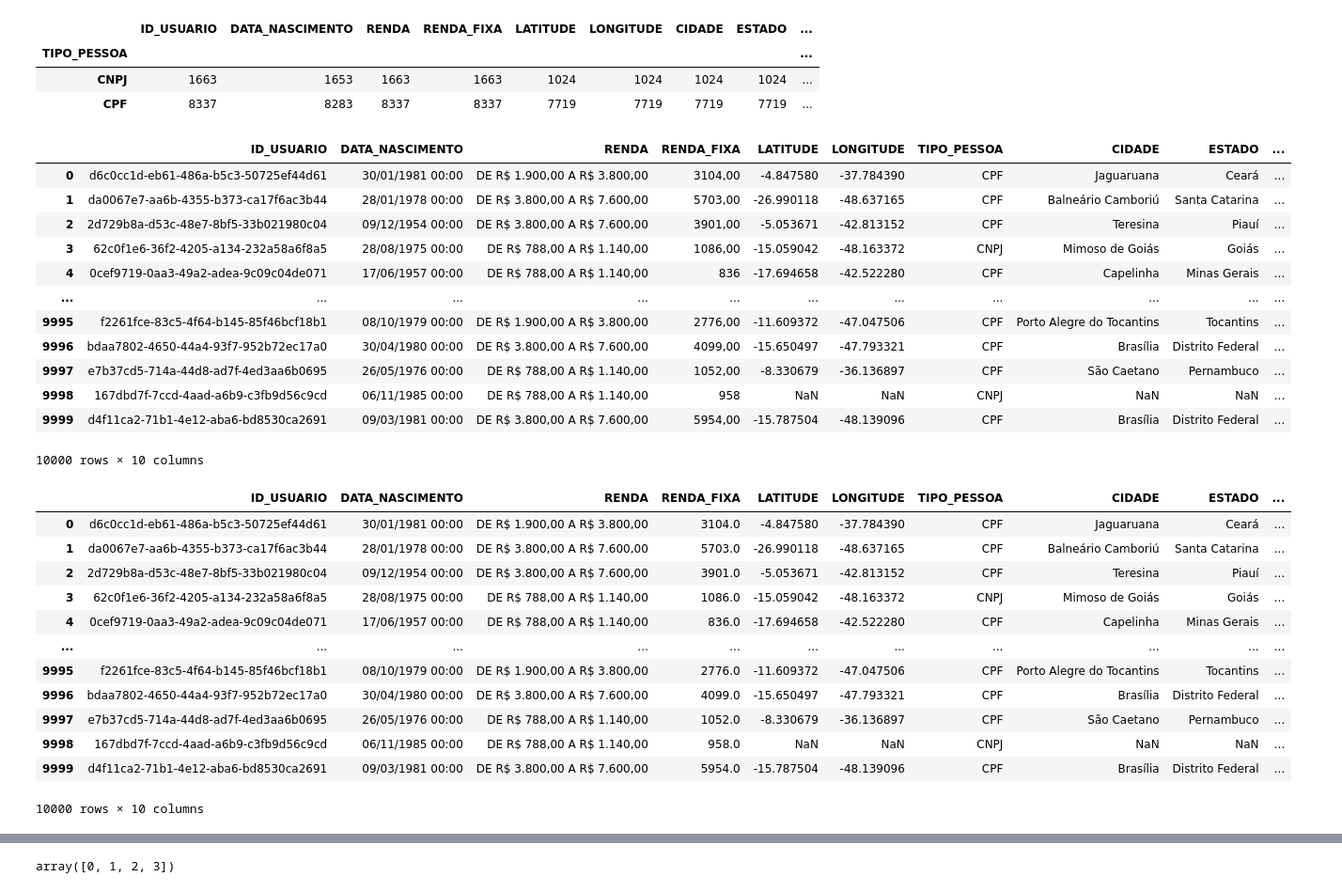
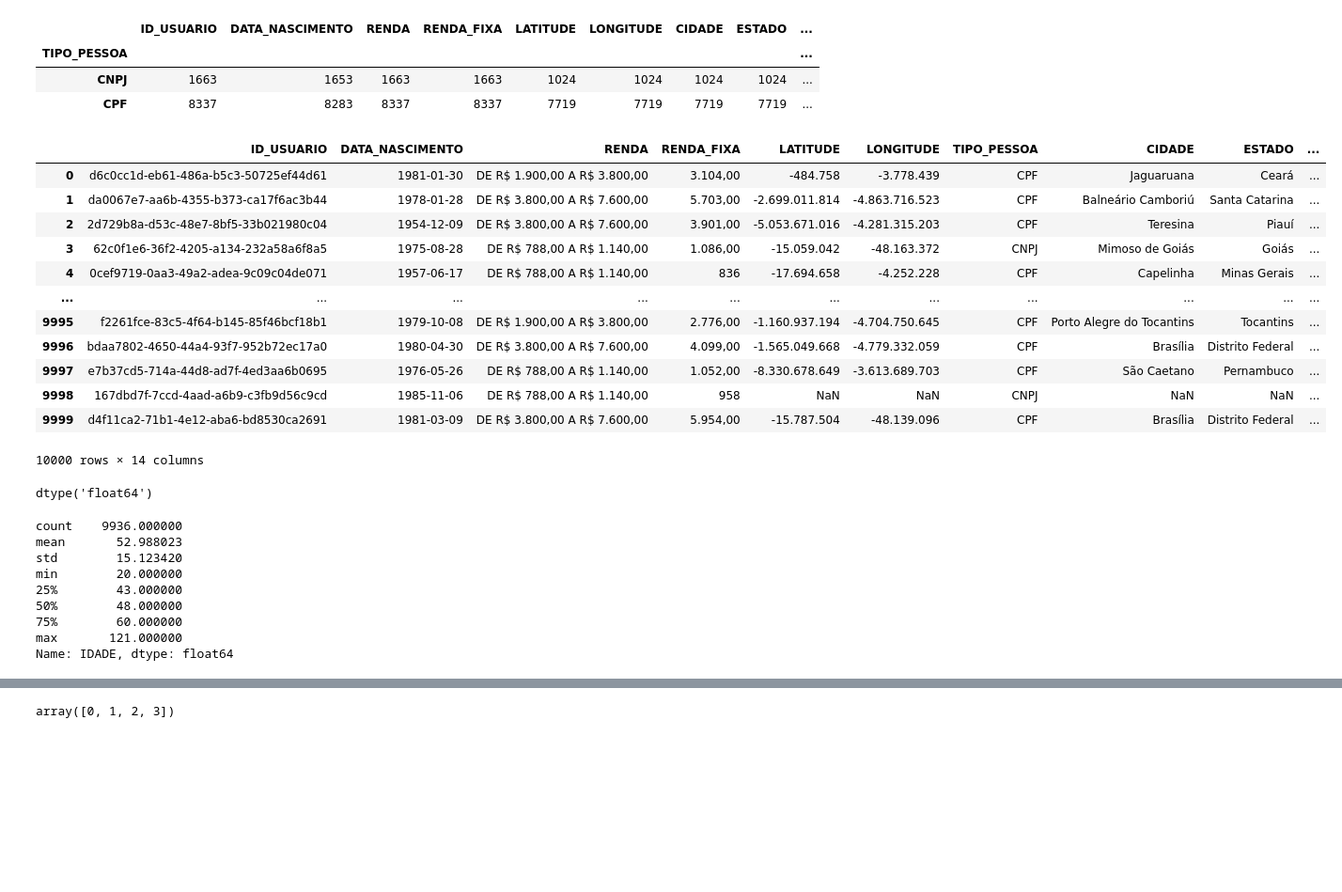
Before and after one commit to rodrigoqfcosta/API-SPC, a Jupyter notebook: analise_jupyter/Análise de Dados Dataset - API- SPC.ipynb, the cells around one changed output, grey strips where cells are left out. Shown at 94% size. Saved outputs shown, nothing was run; the diff lists cells and outputs as text; code cells hidden in the pictures; blank space fills up the shorter version.

```diff
--- a/analise_jupyter/Análise de Dados Dataset - API- SPC.ipynb
+++ b/analise_jupyter/Análise de Dados Dataset - API- SPC.ipynb
@@ -64,21 +64,40 @@ df_spc.groupby('TIPO_PESSOA').count()
 | TIPO_PESSOA |  |  |  |  |  |  |  |  | ... |
 | CNPJ | 1663 | 1653 | 1663 | 1663 | 1024 | 1024 | 1024 | 1024 | ... |
 | CPF | 8337 | 8283 | 8337 | 8337 | 7719 | 7719 | 7719 | 7719 | ... |
-# %%
-df_spc['RENDA_FIXA'] = df_spc['RENDA_FIXA'].str.replace('.','')
+# %%
+# Seprando anos, mes e dia em colunas
+df_spc['DATA_NASCIMENTO'] = pd.to_datetime(df_spc['DATA_NASCIMENTO'])
+df_spc['ANO'], df_spc['MES'], df_spc['DIA'], df_spc['HORA']  = df_spc['DATA_NASCIMENTO'].apply(lambda x: x.year), df_spc['DATA_NASCIMENTO'].apply(lambda x: x.month), df_spc['DATA_NASCIMENTO'].apply(lambda x: x.day), df_spc['DATA_NASCIMENTO'].apply(lambda x: x.hour)
+df_spc
+# %% [output]
+|  | ID_USUARIO | DATA_NASCIMENTO | RENDA | RENDA_FIXA | LATITUDE | LONGITUDE | TIPO_PESSOA | CIDADE | ESTADO | ... |
+| 0 | d6c0cc1d-eb61-486a-b5c3-50725ef44d61 | 1981-01-30 | DE R$ 1.900,00 A R$ 3.800,00 | 3.104,00 | -484.758 | -3.778.439 | CPF | Jaguaruana | Ceará | ... |
+| 1 | da0067e7-aa6b-4355-b373-ca17f6ac3b44 | 1978-01-28 | DE R$ 3.800,00 A R$ 7.600,00 | 5.703,00 | -2.699.011.814 | -4.863.716.523 | CPF | Balneário Camboriú | Santa Catarina | ... |
+| 2 | 2d729b8a-d53c-48e7-8bf5-33b021980c04 | 1954-12-09 | DE R$ 3.800,00 A R$ 7.600,00 | 3.901,00 | -5.053.671.016 | -4.281.315.203 | CPF | Teresina | Piauí | ... |
+| 3 | 62c0f1e6-36f2-4205-a134-232a58a6f8a5 | 1975-08-28 | DE R$ 788,00 A R$ 1.140,00 | 1.086,00 | -15.059.042 | -48.163.372 | CNPJ | Mimoso de Goiás | Goiás | ... |
+| 4 | 0cef9719-0aa3-49a2-adea-9c09c04de071 | 1957-06-17 | DE R$ 788,00 A R$ 1.140,00 | 836 | -17.694.658 | -4.252.228 | CPF | Capelinha | Minas Gerais | ... |
+| ... | ... | ... | ... | ... | ... | ... | ... | ... | ... | ... |
+| 9995 | f2261fce-83c5-4f64-b145-85f46bcf18b1 | 1979-10-08 | DE R$ 1.900,00 A R$ 3.800,00 | 2.776,00 | -1.160.937.194 | -4.704.750.645 | CPF | Porto Alegre do Tocantins | Tocantins | ... |
+| 9996 | bdaa7802-4650-44a4-93f7-952b72ec17a0 | 1980-04-30 | DE R$ 3.800,00 A R$ 7.600,00 | 4.099,00 | -1.565.049.668 | -4.779.332.059 | CPF | Brasília | Distrito Federal | ... |
+| 9997 | e7b37cd5-714a-44d8-ad7f-4ed3aa6b0695 | 1976-05-26 | DE R$ 788,00 A R$ 1.140,00 | 1.052,00 | -8.330.678.649 | -3.613.689.703 | CPF | São Caetano | Pernambuco | ... |
+| 9998 | 167dbd7f-7ccd-4aad-a6b9-c3fb9d56c9cd | 1985-11-06 | DE R$ 788,00 A R$ 1.140,00 | 958 | NaN | NaN | CNPJ | NaN | NaN | ... |
+| 9999 | d4f11ca2-71b1-4e12-aba6-bd8530ca2691 | 1981-03-09 | DE R$ 3.800,00 A R$ 7.600,00 | 5.954,00 | -15.787.504 | -48.139.096 | CPF | Brasília | Distrito Federal | ... |
+10000 rows × 14 columns
+# %%
+# Calculando a idade
+df_spc['IDADE']  = df_spc['ANO'].apply(lambda x: 2021 - x)
+df_spc.IDADE.dtypes
+# %% [output]
+dtype('float64')
 # %%
-df_spc
+df_spc.IDADE.describe()
 # %% [output]
-|  | ID_USUARIO | DATA_NASCIMENTO | RENDA | RENDA_FIXA | LATITUDE | LONGITUDE | TIPO_PESSOA | CIDADE | ESTADO | ... |
-| 0 | d6c0cc1d-eb61-486a-b5c3-50725ef44d61 | 30/01/1981 00:00 | DE R$ 1.900,00 A R$ 3.800,00 | 3104,00 | -4.847580 | -37.784390 | CPF | Jaguaruana | Ceará | ... |
-| 1 | da0067e7-aa6b-4355-b373-ca17f6ac3b44 | 28/01/1978 00:00 | DE R$ 3.800,00 A R$ 7.600,00 | 5703,00 | -26.990118 | -48.637165 | CPF | Balneário Camboriú | Santa Catarina | ... |
-| 2 | 2d729b8a-d53c-48e7-8bf5-33b021980c04 | 09/12/1954 00:00 | DE R$ 3.800,00 A R$ 7.600,00 | 3901,00 | -5.053671 | -42.813152 | CPF | Teresina | Piauí | ... |
-| 3 | 62c0f1e6-36f2-4205-a134-232a58a6f8a5 | 28/08/1975 00:00 | DE R$ 788,00 A R$ 1.140,00 | 1086,00 | -15.059042 | -48.163372 | CNPJ | Mimoso de Goiás | Goiás | ... |
-| 4 | 0cef9719-0aa3-49a2-adea-9c09c04de071 | 17/06/1957 00:00 | DE R$ 788,00 A R$ 1.140,00 | 836 | -17.694658 | -42.522280 | CPF | Capelinha | Minas Gerais | ... |
-| ... | ... | ... | ... | ... | ... | ... | ... | ... | ... | ... |
-| 9995 | f2261fce-83c5-4f64-b145-85f46bcf18b1 | 08/10/1979 00:00 | DE R$ 1.900,00 A R$ 3.800,00 | 2776,00 | -11.609372 | -47.047506 | CPF | Porto Alegre do Tocantins | Tocantins | ... |
-| 9996 | bdaa7802-4650-44a4-93f7-952b72ec17a0 | 30/04/1980 00:00 | DE R$ 3.800,00 A R$ 7.600,00 | 4099,00 | -15.650497 | -47.793321 | CPF | Brasília | Distrito Federal | ... |
-| 9997 | e7b37cd5-714a-44d8-ad7f-4ed3aa6b0695 | 26/05/1976 00:00 | DE R$ 788,00 A R$ 1.140,00 | 1052,00 | -8.330679 | -36.136897 | CPF | São Caetano | Pernambuco | ... |
-| 9998 | 167dbd7f-7ccd-4aad-a6b9-c3fb9d56c9cd | 06/11/1985 00:00 | DE R$ 788,00 A R$ 1.140,00 | 958 | NaN | NaN | CNPJ | NaN | NaN | ... |
-| 9999 | d4f11ca2-71b1-4e12-aba6-bd8530ca2691 | 09/03/1981 00:00 | DE R$ 3.800,00 A R$ 7.600,00 | 5954,00 | -15.787504 | -48.139096 | CPF | Brasília | Distrito Federal | ... |
-10000 rows × 10 columns
+count    9936.000000
+mean       52.988023
+std        15.123420
+min        20.000000
+25%        43.000000
+50%        48.000000
+75%        60.000000
+max       121.000000
+Name: IDADE, dtype: float64
@@ -91,16 +103,0 @@ df_spc['RENDA_FIXA'] = df_spc['RENDA_FIXA'].astype(float)
-# %%
-df_spc
-# %% [output]
-|  | ID_USUARIO | DATA_NASCIMENTO | RENDA | RENDA_FIXA | LATITUDE | LONGITUDE | TIPO_PESSOA | CIDADE | ESTADO | ... |
-| 0 | d6c0cc1d-eb61-486a-b5c3-50725ef44d61 | 30/01/1981 00:00 | DE R$ 1.900,00 A R$ 3.800,00 | 3104.0 | -4.847580 | -37.784390 | CPF | Jaguaruana | Ceará | ... |
-| 1 | da0067e7-aa6b-4355-b373-ca17f6ac3b44 | 28/01/1978 00:00 | DE R$ 3.800,00 A R$ 7.600,00 | 5703.0 | -26.990118 | -48.637165 | CPF | Balneário Camboriú | Santa Catarina | ... |
-| 2 | 2d729b8a-d53c-48e7-8bf5-33b021980c04 | 09/12/1954 00:00 | DE R$ 3.800,00 A R$ 7.600,00 | 3901.0 | -5.053671 | -42.813152 | CPF | Teresina | Piauí | ... |
-| 3 | 62c0f1e6-36f2-4205-a134-232a58a6f8a5 | 28/08/1975 00:00 | DE R$ 788,00 A R$ 1.140,00 | 1086.0 | -15.059042 | -48.163372 | CNPJ | Mimoso de Goiás | Goiás | ... |
-| 4 | 0cef9719-0aa3-49a2-adea-9c09c04de071 | 17/06/1957 00:00 | DE R$ 788,00 A R$ 1.140,00 | 836.0 | -17.694658 | -42.522280 | CPF | Capelinha | Minas Gerais | ... |
-| ... | ... | ... | ... | ... | ... | ... | ... | ... | ... | ... |
-| 9995 | f2261fce-83c5-4f64-b145-85f46bcf18b1 | 08/10/1979 00:00 | DE R$ 1.900,00 A R$ 3.800,00 | 2776.0 | -11.609372 | -47.047506 | CPF | Porto Alegre do Tocantins | Tocantins | ... |
-| 9996 | bdaa7802-4650-44a4-93f7-952b72ec17a0 | 30/04/1980 00:00 | DE R$ 3.800,00 A R$ 7.600,00 | 4099.0 | -15.650497 | -47.793321 | CPF | Brasília | Distrito Federal | ... |
-| 9997 | e7b37cd5-714a-44d8-ad7f-4ed3aa6b0695 | 26/05/1976 00:00 | DE R$ 788,00 A R$ 1.140,00 | 1052.0 | -8.330679 | -36.136897 | CPF | São Caetano | Pernambuco | ... |
-| 9998 | 167dbd7f-7ccd-4aad-a6b9-c3fb9d56c9cd | 06/11/1985 00:00 | DE R$ 788,00 A R$ 1.140,00 | 958.0 | NaN | NaN | CNPJ | NaN | NaN | ... |
-| 9999 | d4f11ca2-71b1-4e12-aba6-bd8530ca2691 | 09/03/1981 00:00 | DE R$ 3.800,00 A R$ 7.600,00 | 5954.0 | -15.787504 | -48.139096 | CPF | Brasília | Distrito Federal | ... |
-10000 rows × 10 columns
```
Also changed, not shown: parts of 14 cells of this notebook, 1 other file.
